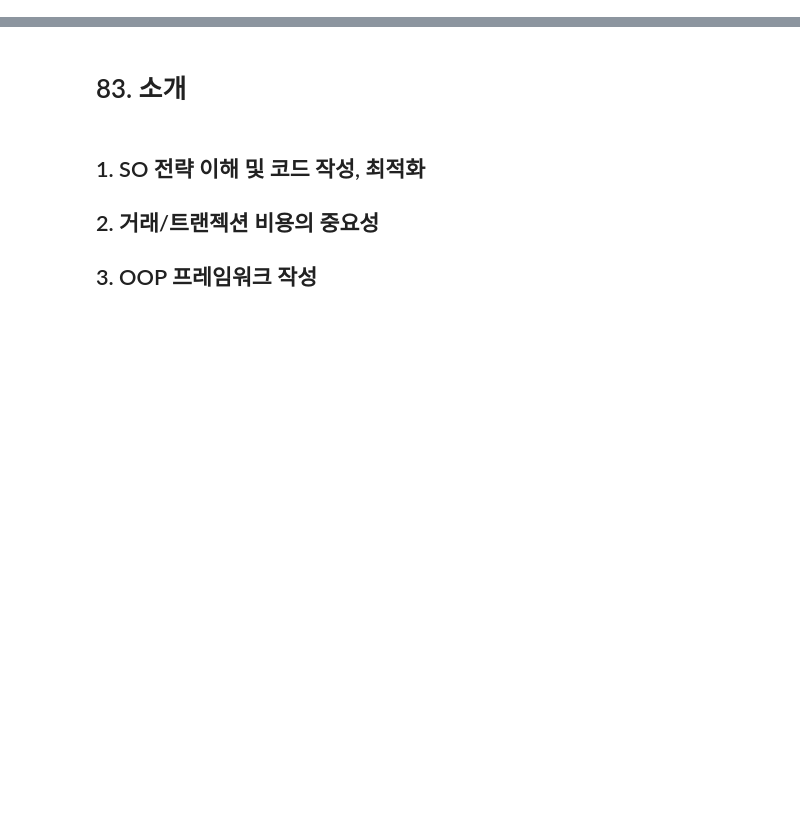
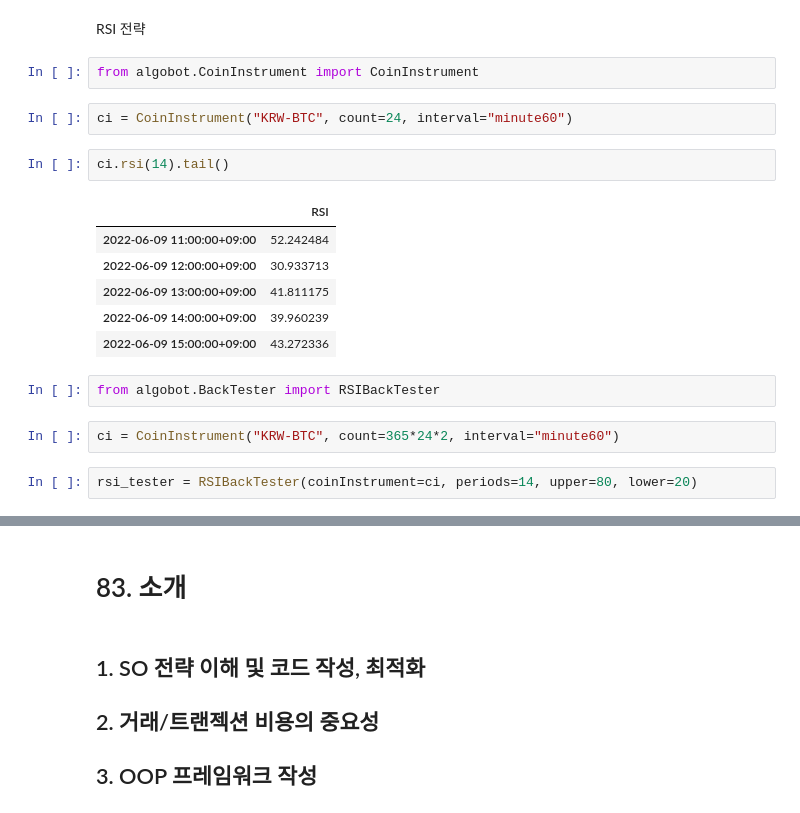
Before and after one commit to sajacaros/algo-trading, a Jupyter notebook: notebook/algo_trading_22_06_09.ipynb, the cells around one changed output, grey strips where cells are left out. Saved outputs shown, nothing was run; the diff lists cells and outputs as text; blank space fills up the shorter version.

```diff
--- a/notebook/algo_trading_22_06_09.ipynb
+++ b/notebook/algo_trading_22_06_09.ipynb
@@ -0,0 +1,21 @@
+# %% [markdown]
+RSI 전략
+# %%
+from algobot.CoinInstrument import CoinInstrument
+# %%
+ci = CoinInstrument("KRW-BTC", count=24, interval="minute60")
+# %%
+ci.rsi(14).tail()
+# %% [output]
+|  | RSI |
+| 2022-06-09 11:00:00+09:00 | 52.242484 |
+| 2022-06-09 12:00:00+09:00 | 30.933713 |
+| 2022-06-09 13:00:00+09:00 | 41.811175 |
+| 2022-06-09 14:00:00+09:00 | 39.960239 |
+| 2022-06-09 15:00:00+09:00 | 43.272336 |
+# %%
+from algobot.BackTester import RSIBackTester
+# %%
+ci = CoinInstrument("KRW-BTC", count=365*24*2, interval="minute60")
+# %%
+rsi_tester = RSIBackTester(coinInstrument=ci, periods=14, upper=80, lower=20)
```
Also changed, not shown: parts of 16 cells of this notebook, 2 other files.
